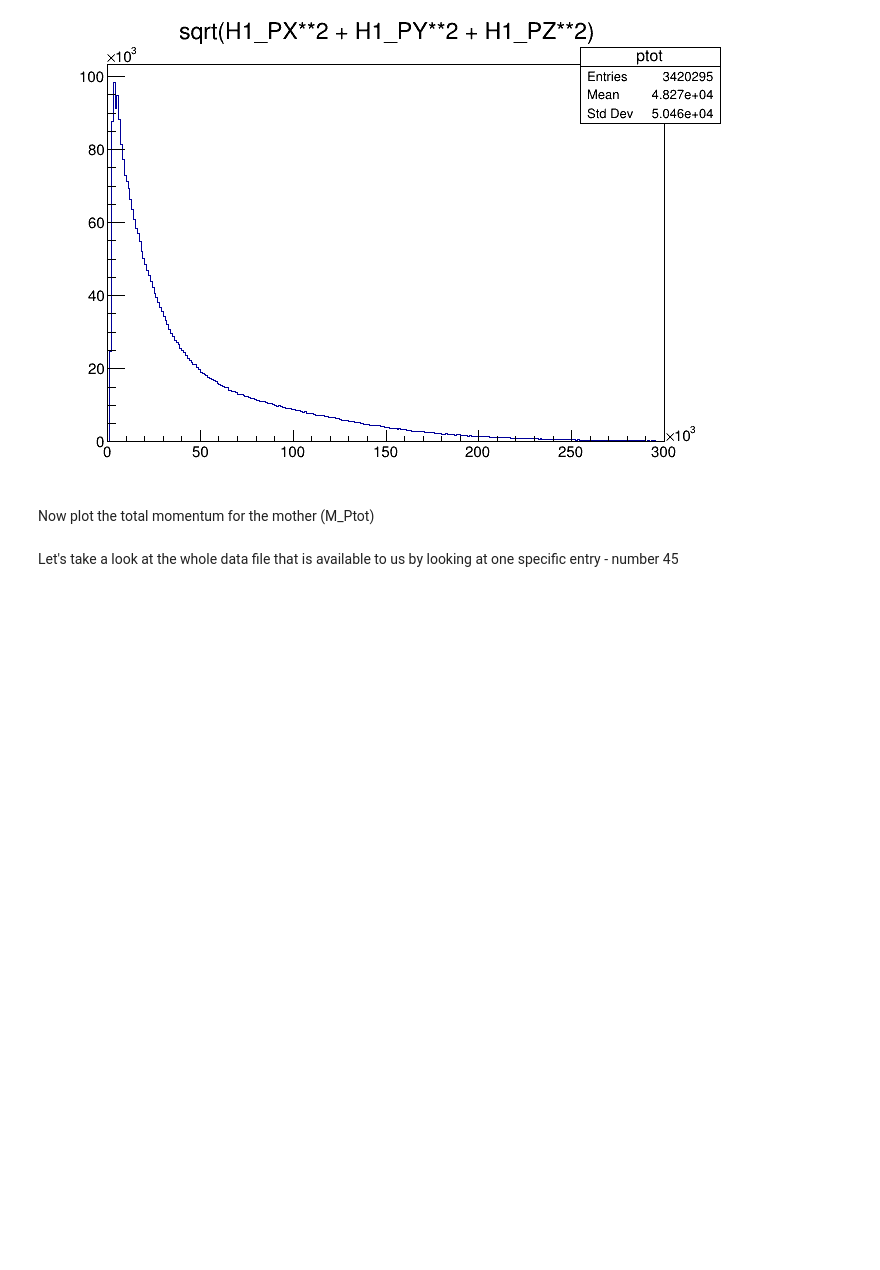
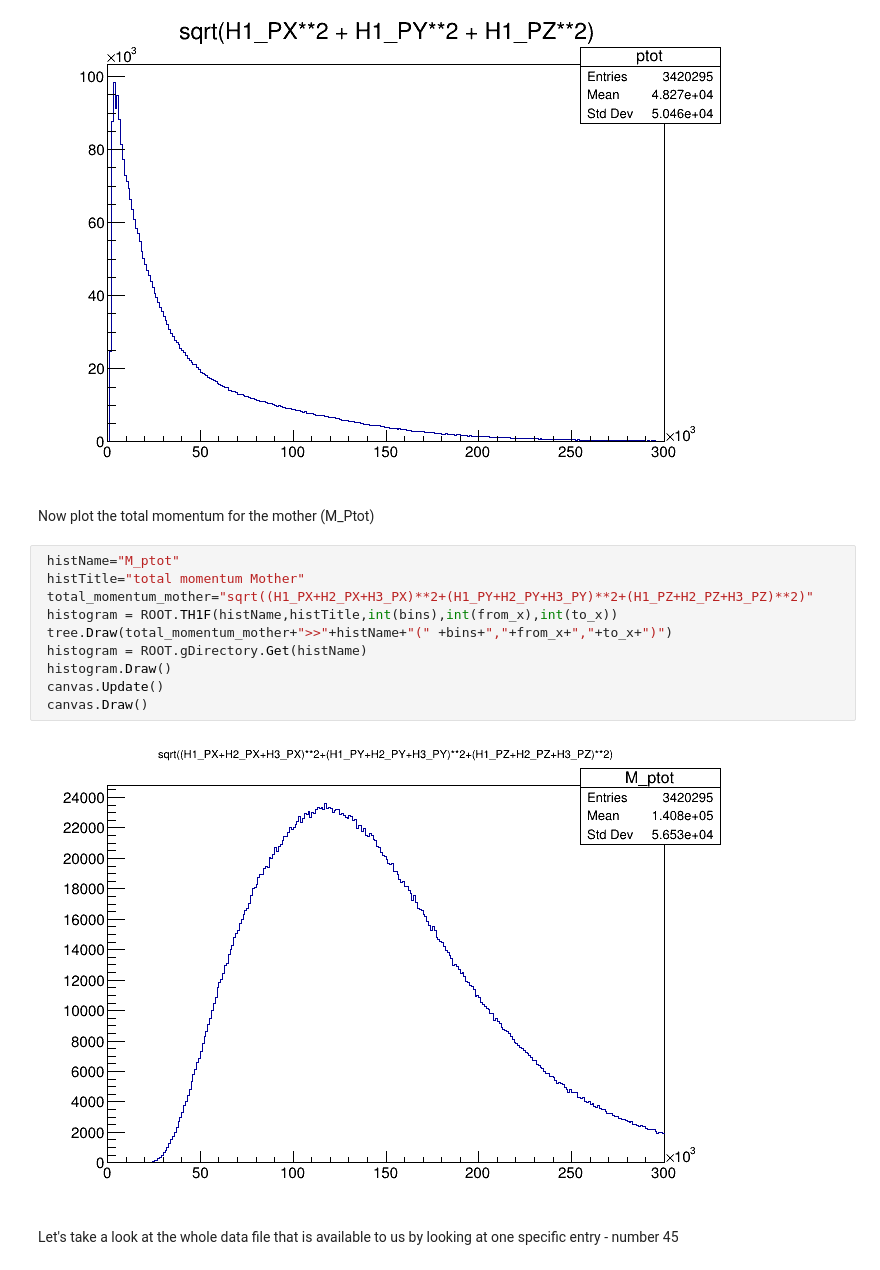
Before and after one commit to tsiligardi/PRA3024-Analysis-of-big-data-in-physics, a Jupyter notebook: LHCb_2023.ipynb, the cells around one changed output. Cells and saved outputs as stored; diff of their text form; blank space fills up the shorter version.

```diff
--- a/LHCb_2023.ipynb
+++ b/LHCb_2023.ipynb
@@ -157,6 +165,18 @@ For our analysis, the momentum of each of the daughter particles is split into t
 [figure]
 # %% [markdown]
 Now plot the total momentum for the mother (M_Ptot)
+# %%
+ histName="M_ptot"
+ histTitle="total momentum Mother"
+ total_momentum_mother="sqrt((H1_PX+H2_PX+H3_PX)**2+(H1_PY+H2_PY+H3_PY)**2+(H1_PZ+H2_PZ+H3_PZ)**2)"
+ histogram = ROOT.TH1F(histName,histTitle,int(bins),int(from_x),int(to_x))
+ tree.Draw(total_momentum_mother+">>"+histName+"(" +bins+","+from_x+","+to_x+")")
+ histogram = ROOT.gDirectory.Get(histName)
+ histogram.Draw()
+ canvas.Update()
+ canvas.Draw()
+# %% [output]
+[figure, added]
 # %% [markdown]
 Let's take a look at the whole data file that is available to us by looking at one specific entry - number 45
 # %%
```
Also changed, not shown: parts of 5 cells of this notebook.
